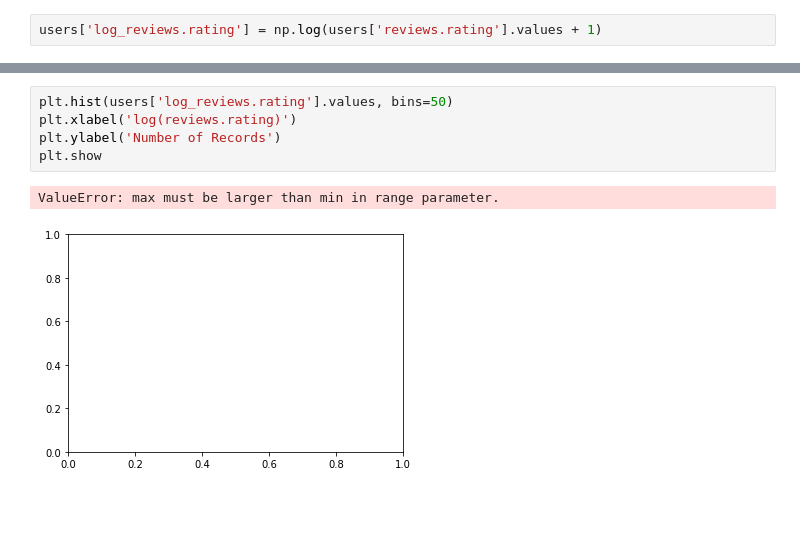
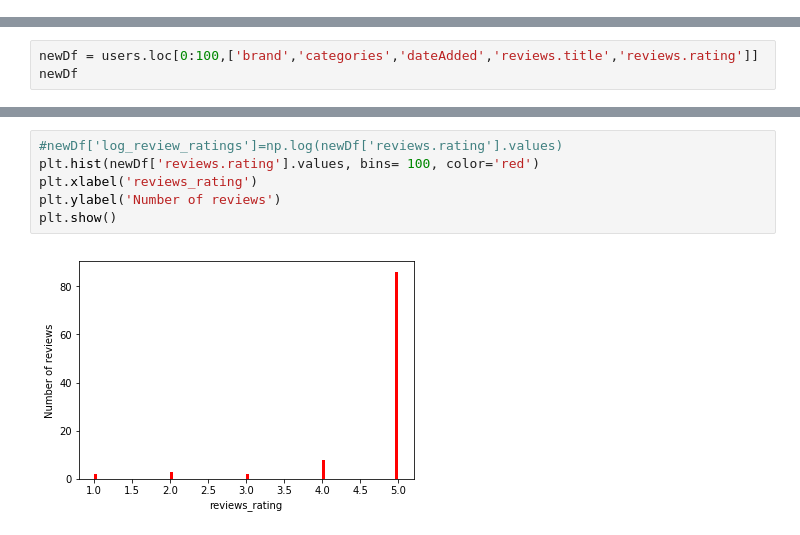
Before and after one commit to vijayPagi/RecommendationEngine, a Jupyter notebook: recommendation.ipynb, the cells around one changed output, grey strips where cells are left out. Drawn from its saved outputs; the diff is of its cells as text; blank space fills up the shorter version.

```diff
--- a/recommendation.ipynb
+++ b/recommendation.ipynb
@@ -35,2 +13,0 @@ print(users.head)
-# %%
-users['log_reviews.rating'] = np.log(users['reviews.rating'].values + 1)
@@ -36,0 +35,3 @@ users['log_reviews.rating'] = np.log(users['reviews.rating'].values + 1)
+# %%
+newDf = users.loc[0:100,['brand','categories','dateAdded','reviews.title','reviews.rating']]
+newDf
@@ -37,8 +79,8 @@ users['log_reviews.rating'] = np.log(users['reviews.rating'].values + 1)
 # %%
-plt.hist(users['log_reviews.rating'].values, bins=50)
-plt.xlabel('log(reviews.rating)')
-plt.ylabel('Number of Records')
-plt.show
+#newDf['log_review_ratings']=np.log(newDf['reviews.rating'].values)
+plt.hist(newDf['reviews.rating'].values, bins= 100, color='red')
+plt.xlabel('reviews_rating')
+plt.ylabel('Number of reviews')
+plt.show()
 # %% [output]
-ValueError: max must be larger than min in range parameter.
-[figure, old version]
+[figure, new version]
```
Also changed, not shown: parts of 9 cells of this notebook.
